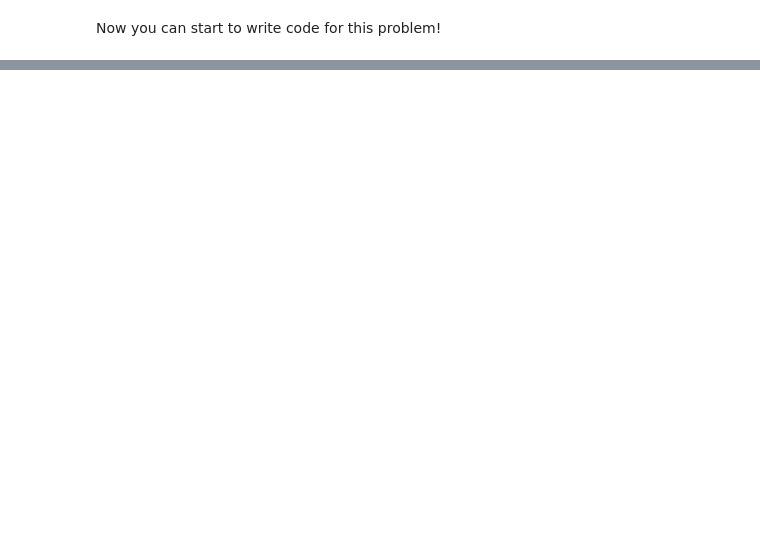
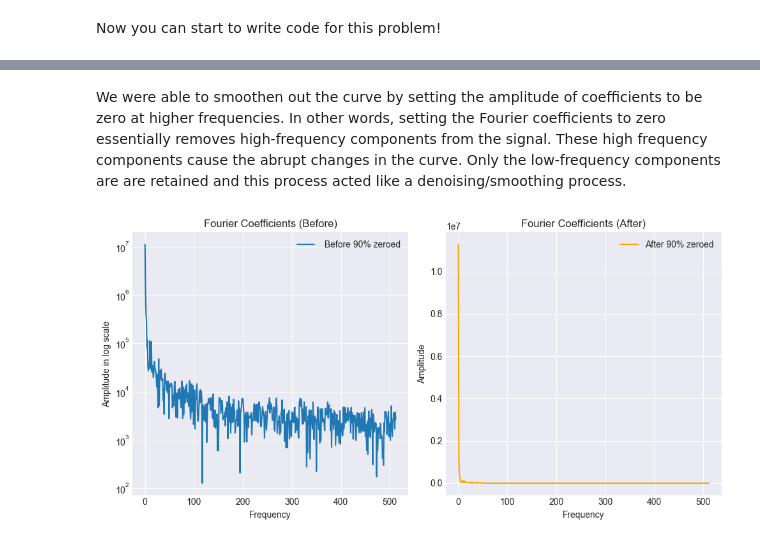
Before and after one commit to aiquiamjot/App_Physics155, a Jupyter notebook: lab assignments/lab_assignment_module3.ipynb, the cells around one changed output, grey strips where cells are left out. Cells and saved outputs as stored; diff of their text form; code cells hidden in the pictures; blank space fills up the shorter version.

```diff
--- a/lab assignments/lab_assignment_module3.ipynb
+++ b/lab assignments/lab_assignment_module3.ipynb
@@ -126,0 +163,23 @@ Now you can start to write code for this problem!
+# %% [markdown]
+We were able to smoothen out the curve by setting the amplitude of coefficients to be zero at higher frequencies. In other words, setting the Fourier coefficients to zero essentially removes high-frequency components from the signal. These high frequency components cause the abrupt changes in the curve. Only the low-frequency components are are retained and this process acted like a denoising/smoothing process.
+# %%
+plt.figure(figsize=(10, 5))
+plt.subplot(1, 2, 1)
+plt.plot(np.abs(old_dow_rfft), label = ' Before 90% zeroed')
+plt.title('Fourier Coefficients (Before)')
+plt.yscale('log')
+plt.xlabel('Frequency')
+plt.ylabel('Amplitude in log scale')
+plt.legend()
+
+plt.subplot(1, 2, 2)
+plt.plot(np.abs(dow_rfft), color ='orange', label = 'After 90% zeroed')
+plt.title('Fourier Coefficients (After)')
+plt.xlabel('Frequency')
+plt.ylabel('Amplitude')
+plt.legend()
+
+plt.tight_layout()
+plt.show()
+# %% [output]
+[figure, added]
```
Also changed, not shown: parts of 7 cells of this notebook.
